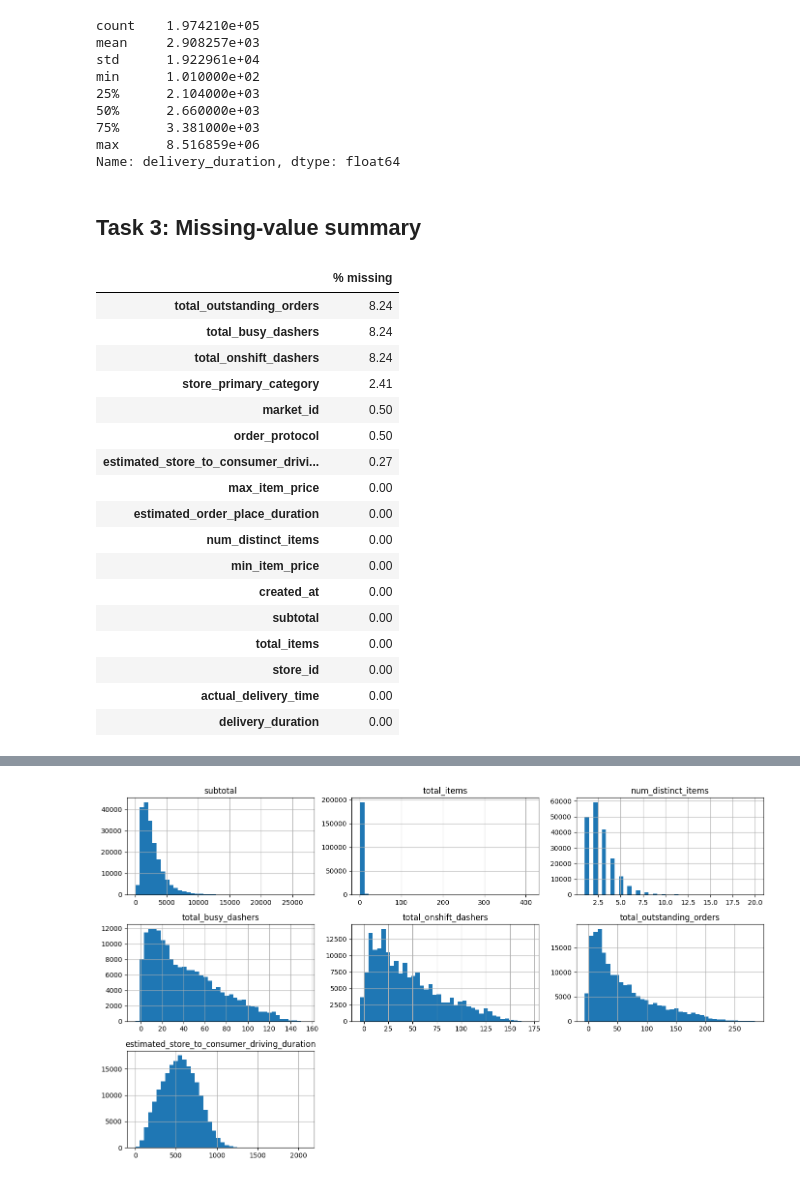
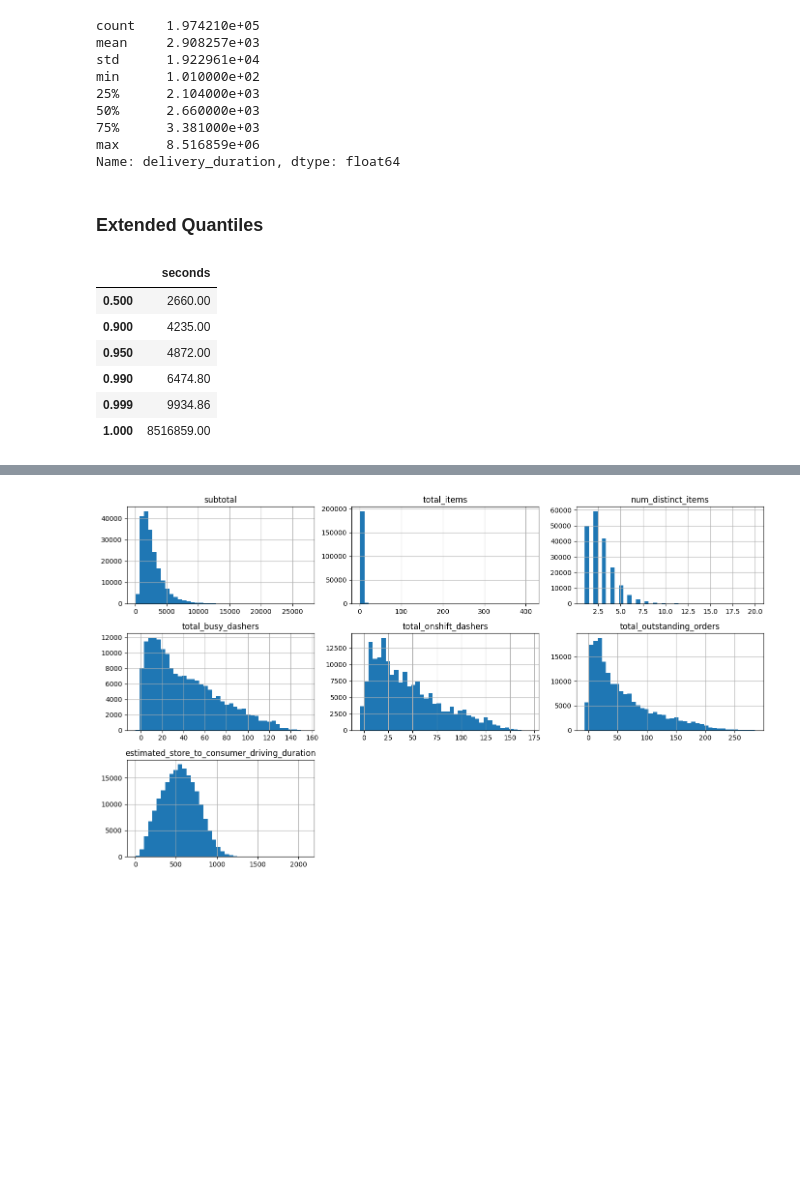
Before and after one commit to Rooppesh/food-delivery-eta-predictor, a Jupyter notebook: notebooks/01_eda.ipynb, the cells around one changed output, grey strips where cells are left out. Cells and saved outputs as stored; diff of their text form; code cells hidden in the pictures; blank space fills up the shorter version.

```diff
--- a/notebooks/01_eda.ipynb
+++ b/notebooks/01_eda.ipynb
@@ -59,26 +118,15 @@ min      1.010000e+02
 75%      3.381000e+03
 max      8.516859e+06
 Name: delivery_duration, dtype: float64
-# %% [markdown]
-## Task 3: Missing-value summary
-# %%
-(df.isna().mean() * 100).round(2).sort_values(ascending=False).rename('% missing').to_frame()
-# %% [output]
-|  | % missing |
-| total_outstanding_orders | 8.24 |
-| total_busy_dashers | 8.24 |
-| total_onshift_dashers | 8.24 |
-| store_primary_category | 2.41 |
-| market_id | 0.50 |
-| order_protocol | 0.50 |
-| estimated_store_to_consumer_drivi... | 0.27 |
-| max_item_price | 0.00 |
-| estimated_order_place_duration | 0.00 |
-| num_distinct_items | 0.00 |
-| min_item_price | 0.00 |
-| created_at | 0.00 |
-| subtotal | 0.00 |
-| total_items | 0.00 |
-| store_id | 0.00 |
-| actual_delivery_time | 0.00 |
-| delivery_duration | 0.00 |
+# %% [markdown]
+### Extended Quantiles
+# %%
+df['delivery_duration'].quantile([0.5, 0.9, 0.95, 0.99, 0.999, 1.0]).rename('seconds').to_frame()
+# %% [output]
+|  | seconds |
+| 0.500 | 2660.00 |
+| 0.900 | 4235.00 |
+| 0.950 | 4872.00 |
+| 0.990 | 6474.80 |
+| 0.999 | 9934.86 |
+| 1.000 | 8516859.00 |
```
Also changed, not shown: parts of 31 cells of this notebook.
